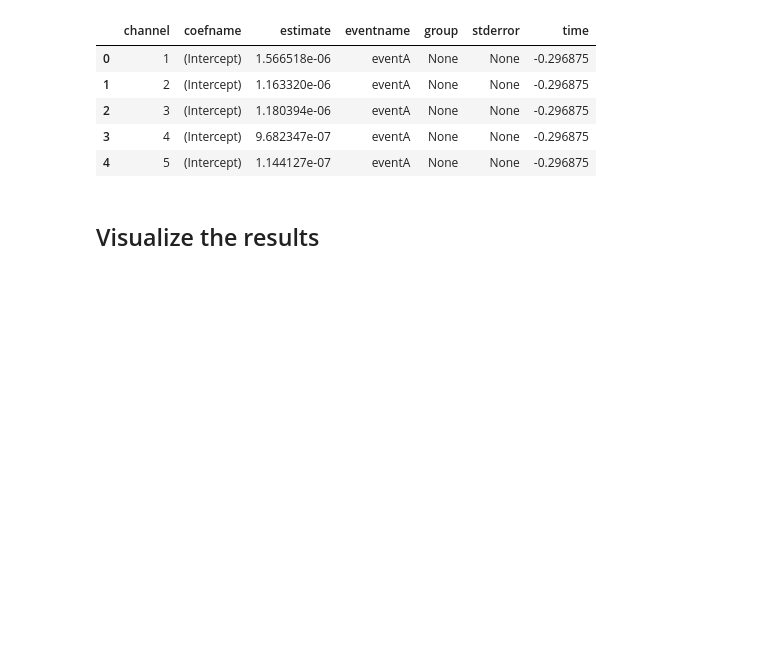
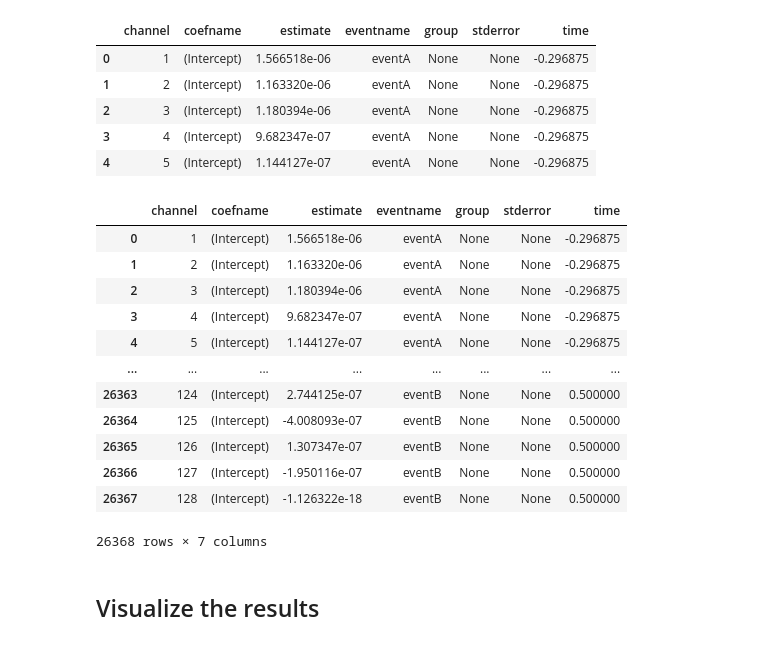
Before and after one commit to abelowska/neuroNoodle, a Jupyter notebook: test_faces-A-B.ipynb, the cells around one changed output. Saved outputs shown, nothing was run; the diff lists cells and outputs as text; code cells hidden in the pictures; blank space fills up the shorter version.

Commit message:
Tests intercept

```diff
--- a/test_faces-A-B.ipynb
+++ b/test_faces-A-B.ipynb
@@ -252,6 +313,22 @@ results_py_df.head()
 | 2 | 3 | (Intercept) | 1.180394e-06 | eventA | None | None | -0.296875 |
 | 3 | 4 | (Intercept) | 9.682347e-07 | eventA | None | None | -0.296875 |
 | 4 | 5 | (Intercept) | 1.144127e-07 | eventA | None | None | -0.296875 |
+# %%
+results_py_df
+# %% [output]
+|  | channel | coefname | estimate | eventname | group | stderror | time |
+| 0 | 1 | (Intercept) | 1.566518e-06 | eventA | None | None | -0.296875 |
+| 1 | 2 | (Intercept) | 1.163320e-06 | eventA | None | None | -0.296875 |
+| 2 | 3 | (Intercept) | 1.180394e-06 | eventA | None | None | -0.296875 |
+| 3 | 4 | (Intercept) | 9.682347e-07 | eventA | None | None | -0.296875 |
+| 4 | 5 | (Intercept) | 1.144127e-07 | eventA | None | None | -0.296875 |
+| ... | ... | ... | ... | ... | ... | ... | ... |
+| 26363 | 124 | (Intercept) | 2.744125e-07 | eventB | None | None | 0.500000 |
+| 26364 | 125 | (Intercept) | -4.008093e-07 | eventB | None | None | 0.500000 |
+| 26365 | 126 | (Intercept) | 1.307347e-07 | eventB | None | None | 0.500000 |
+| 26366 | 127 | (Intercept) | -1.950116e-07 | eventB | None | None | 0.500000 |
+| 26367 | 128 | (Intercept) | -1.126322e-18 | eventB | None | None | 0.500000 |
+26368 rows × 7 columns
 # %% [markdown]
 ## Visualize the results
 # %%
```
Also changed, not shown: parts of 5 cells of this notebook, 4 other files.
